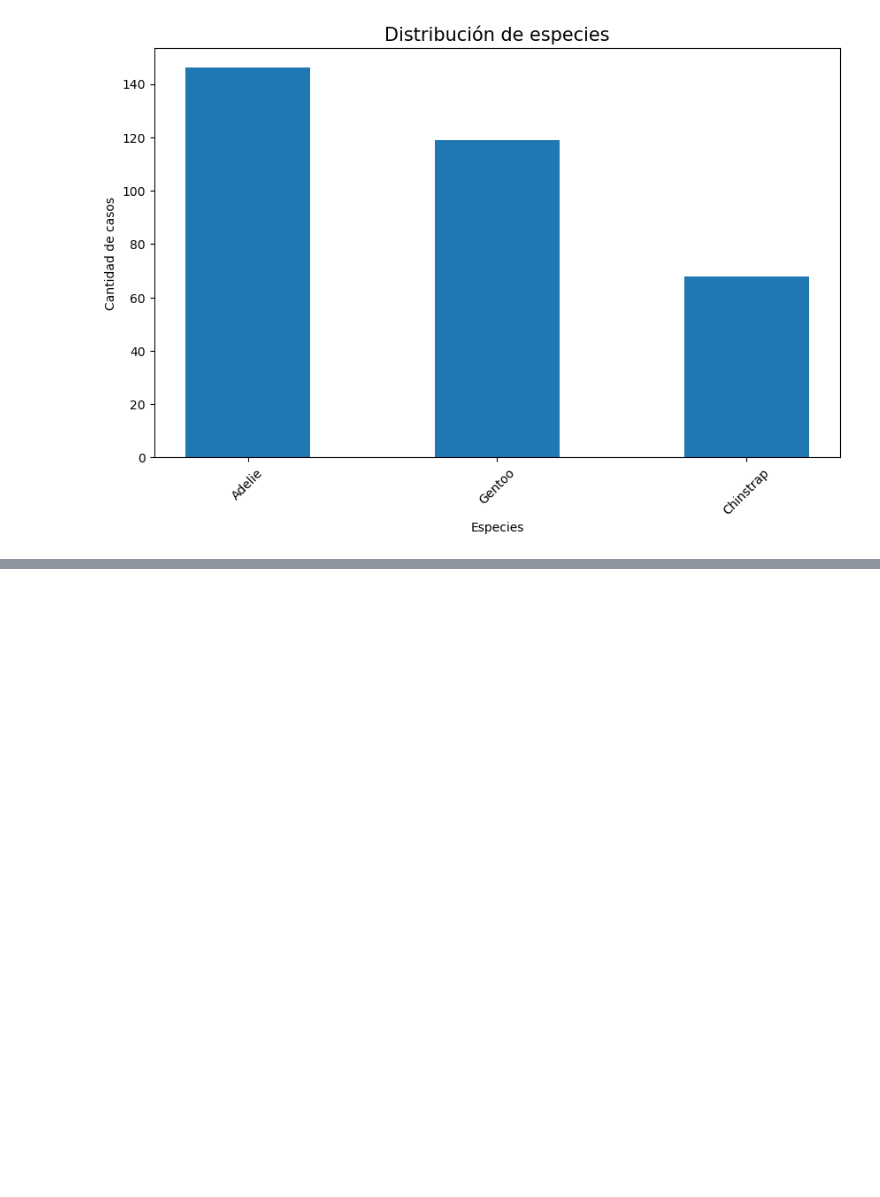
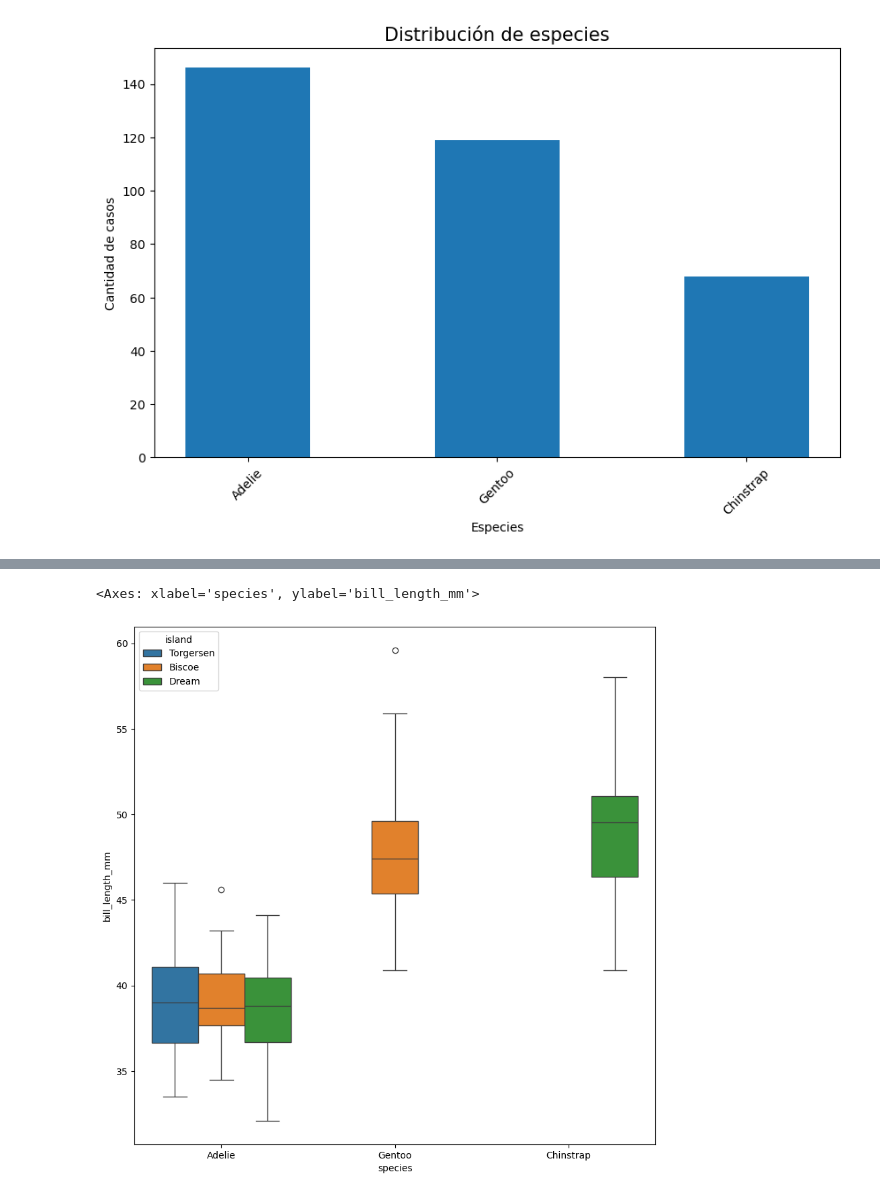
Before and after one commit to Leonard0711/eda_datos, a Jupyter notebook: eda_python/eda_penguins.ipynb, the cells around one changed output, grey strips where cells are left out. Cells and saved outputs as stored; diff of their text form; code cells hidden in the pictures; blank space fills up the shorter version.

```diff
--- a/eda_python/eda_penguins.ipynb
+++ b/eda_python/eda_penguins.ipynb
@@ -158,0 +202,6 @@ plt.show()
+# %%
+plt.figure(figsize=(10,10))
+sns.boxplot(data=df_penguins_cleaned, x="species", y="bill_length_mm", hue="island", dodge=True)
+# %% [output]
+<Axes: xlabel='species', ylabel='bill_length_mm'>
+[figure, added]
```
Also changed, not shown: parts of 5 cells of this notebook, 1 other file.
